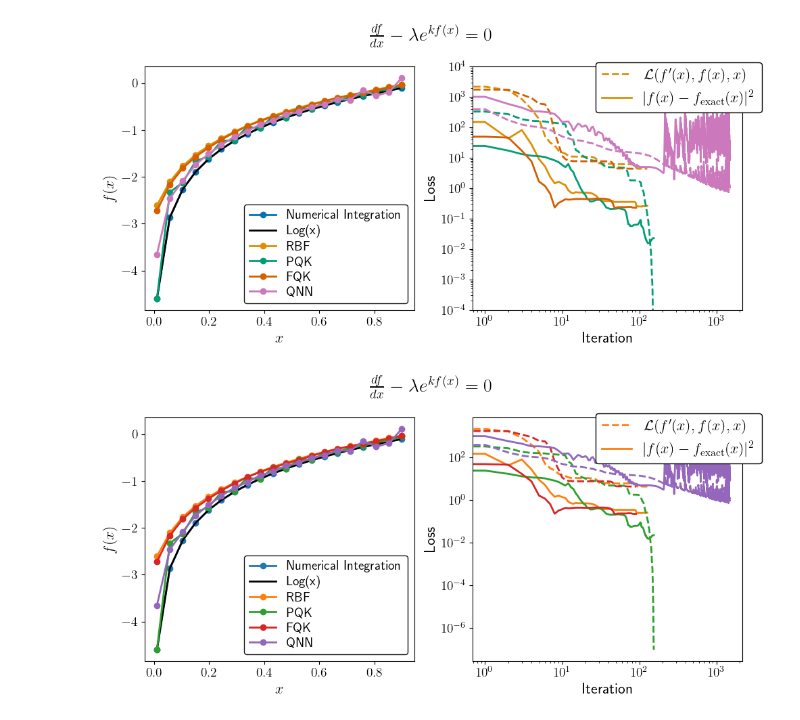
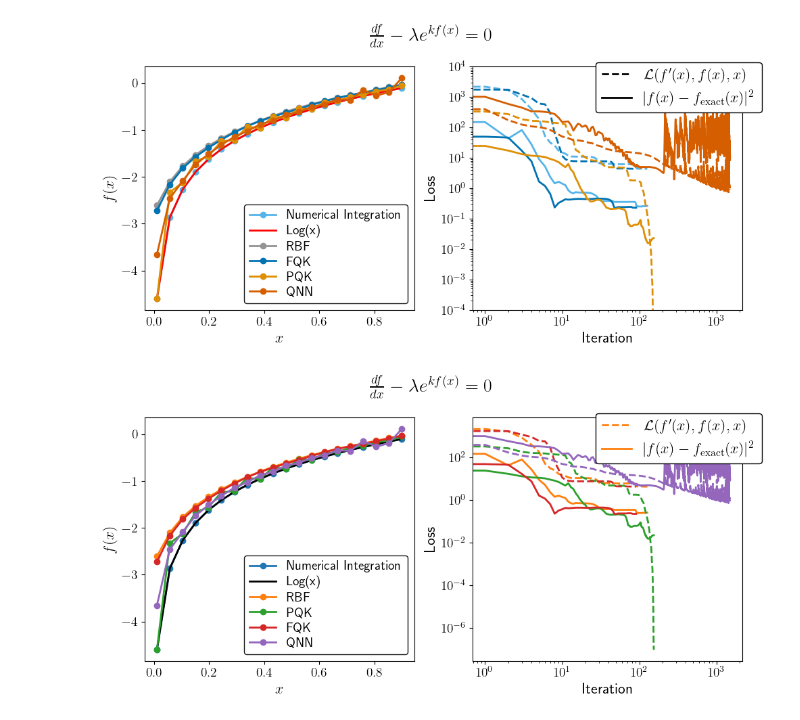
Before and after one commit to rupof/KernelDE, a Jupyter notebook: plotting_notebooks/local_plot_log.ipynb, the cells around one changed output. Saved outputs shown, nothing was run; the diff lists cells and outputs as text; code cells hidden in the pictures.

```diff
--- a/plotting_notebooks/local_plot_log.ipynb
+++ b/plotting_notebooks/local_plot_log.ipynb
@@ -36,6 +36,7 @@ f_odeint = odeint(mapping_of_derivatives_of_loss_functions["log_ode"], [ np.log(
 import matplotlib.pyplot as plt
 import numpy as np
 from matplotlib.cm import get_cmap
+from matplotlib.colors import ListedColormap
 
 #cmap = get_cmap("tab10")  # or another colormap of your choice
 
@@ -45,50 +46,59 @@ fig, (ax1, ax2) = plt.subplots(1, 2, figsize=(10, 5))
 
 x_span_plot = x_line
 ax1.plot(x_span_plot, f_odeint, "-o", label="Numerical Integration", color=cmap.colors[9], linewidth=2)
-ax1.plot(x_span_plot, np.log(x_span_plot), "-", label="Log(x)", color="black", linewidth=2)
+ax1.plot(x_span_plot, np.log(x_span_plot), "-", label="Log(x)", color="red", linewidth=2)
 ax1.plot(x_span_plot, results_classical["f_sol"][0], "-o", label="RBF", color=cmap.colors[7], linewidth=2)
+ax1.plot(x_span_plot, results_FQK["f_sol"][0], "-o", label="FQK", color=cmap.colors[0], linewidth=2)
 ax1.plot(x_span_plot, results_PQK["f_sol"][0], "-o", label="PQK", color=cmap.colors[1], linewidth=2)
-ax1.plot(x_span_plot, results_FQK["f_sol"][0], "-o", label="FQK", color=cmap.colors[0], linewidth=2)
-ax1.plot(x_span_plot, results_QNN["f_sol"][0], "-o", label="QNN", color=cmap.colors[2], linewidth=2)
+ax1.plot(x_span_plot, results_QNN["f_sol"][0], "-o", label="QNN", color=cmap.colors[3], linewidth=2)
 
 ax1.legend()
 
-# ax2 is for the errors
-ax2.plot(results_classical["loss_history"][0], color=cmap.colors[9], linestyle="--", label="$\mathcal{L}(f^\prime(x), f(x), x)$", linewidth=2)
-ax2.plot(results_classical["mse_history"][0], color=cmap.colors[9], label="$|f(x)-f_{\mathrm{exact}}(x)|^2$", linewidth=2)
+# dummy plot for legend
+ax2.plot([10**-12, 1.2*10**-12 ], color="black", linestyle="--", label="$\mathcal{L}(f^\prime(x), f(x), x)$", linewidth=2)
+ax2.plot([10**-12, 1.2*10**-12 ], color="black", label="$|f(x)-f_{\mathrm{exact}}(x)|^2$", linewidth=2)
+
+
+
+ax2.plot(results_classical["loss_history"][0], color=cmap.colors[9], linestyle="--", linewidth=2)
+ax2.plot(results_classical["mse_history"][0], color=cmap.colors[9],  linewidth=2)
+
+#change legend color
+
+ax2.plot(results_FQK["loss_history"][0], color=cmap.colors[0], linestyle="--", linewidth=2)
+ax2.plot(results_FQK["mse_history"][0], color=cmap.colors[0], linewidth=2)
 
 ax2.plot(results_PQK["loss_history"][0], color=cmap.colors[1], linestyle="--", linewidth=2)
 ax2.plot(results_PQK["mse_history"][0], color=cmap.colors[1], linewidth=2)
 
-ax2.plot(results_FQK["loss_history"][0], color=cmap.colors[0], linestyle="--", linewidth=2)
-ax2.plot(results_FQK["mse_history"][0], color=cmap.colors[0], linewidth=2)
 
-ax2.plot(results_QNN["loss_history"][0], color=cmap.colors[2], linestyle="--", linewidth=2)
-ax2.plot(results_QNN["mse_history"][0], color=cmap.colors[2], linewidth=2)
+
+ax2.plot(results_QNN["loss_history"][0], color=cmap.colors[3], linestyle="--", linewidth=2)
+ax2.plot(results_QNN["mse_history"][0], color=cmap.colors[3], linewidth=2)
 
 ax1.legend(fontsize=14, loc="lower right", edgecolor="black", fancybox=True, frameon=True, framealpha=0.9, labelspacing=0.25)
 ax2.legend(fontsize=16, loc="upper right", bbox_to_anchor=(1.1, 1.05), edgecolor="black", fancybox=True, frameon=True, framealpha=1, labelspacing=0.5)
 
 plt.suptitle(r"$\frac{df}{dx} - \lambda e^{kf(x)} = 0$", fontsize=20)
 
 ax1.set_ylabel("$f(x)$", fontsize=16)
 ax1.set_xlabel("$x$", fontsize=16)
 ax1.tick_params(axis='both', which='major', labelsize=14)
 
 ax2.set_ylabel("Loss", fontsize=16)
 ax2.set_xlabel("Iteration", fontsize=16)
 ax2.tick_params(axis='both', which='major', labelsize=14)
 
 ax2.set_yscale("log")
 ax2.set_xscale("log")
 
 ax2.set_ylim(10**-4, 10**4)
 plt.tight_layout()
 plt.show()
 
 fig.savefig("../plotting_notebooks/DE_log.png", bbox_inches='tight', dpi=400)
 # %% [output]
-[figure, old version]
+[figure, new version]
 # %%
 fig, (ax1, ax2) = plt.subplots(1, 2, figsize=(10, 5))
 
```
Also changed, not shown: parts of 1 cell of this notebook, 3 other files.
